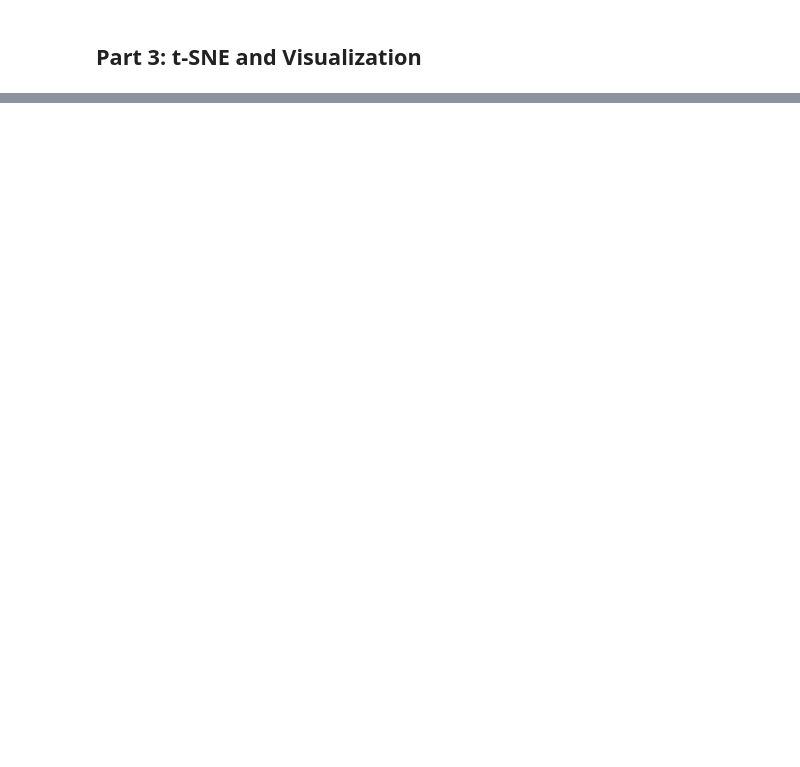
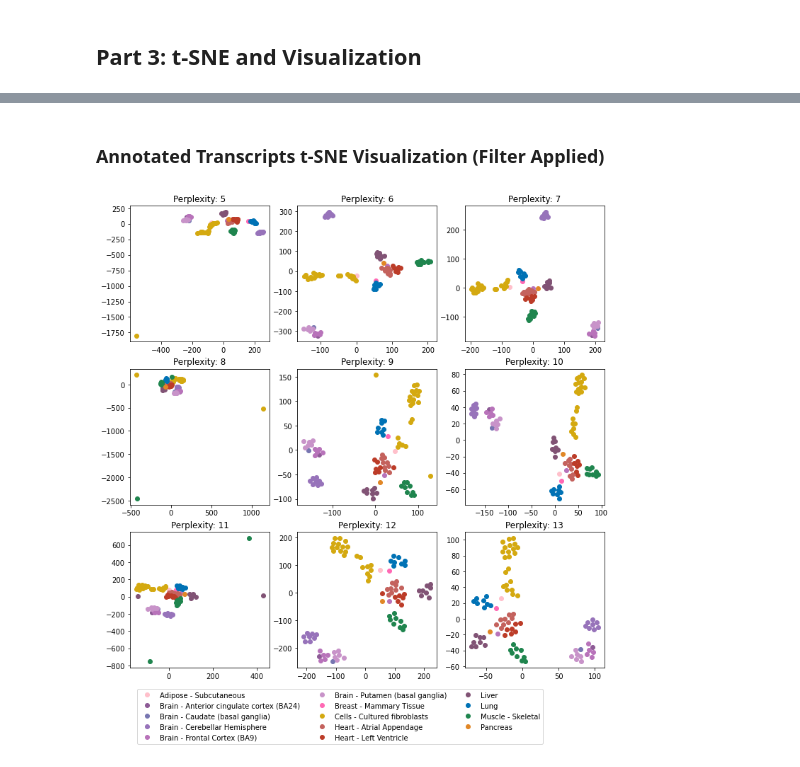
Before and after one commit to MingyiXia9717/gtex_v9_data_analysis, a Jupyter notebook: FLAIR/work_in_progress/flair_quant_tSNE.ipynb, the cells around one changed output, grey strips where cells are left out. Saved outputs shown, nothing was run; the diff lists cells and outputs as text; code cells hidden in the pictures; blank space fills up the shorter version.

```diff
--- a/FLAIR/work_in_progress/flair_quant_tSNE.ipynb
+++ b/FLAIR/work_in_progress/flair_quant_tSNE.ipynb
@@ -93,0 +124,5 @@ Number of Annotated Transcripts:  21357
+# %%
+annotated_transcript_express_tissue_clean_filtered.drop(columns=annotated_transcript_express_tissue_clean_filtered.columns[0],
+                                       axis=1, inplace=True)
+num_annotated_filtered_transcripts = annotated_transcript_express_tissue_clean_filtered.shape[1]-2
+print("Number of Annotated Filtered Transcripts: ", num_annotated_filtered_transcripts)
@@ -123,0 +178,3 @@ annotated_pc_initialized.shape
+# %%
+annotated_filtered_pc_initialized = PCA_initialization_for_tSNE(annotated_transcript_express_tissue_clean_filtered,50)
+annotated_filtered_pc_initialized.shape
@@ -199,0 +269,6 @@ test_perplexity(annotated_pc_initialized, annotated_perplexities_to_test_l2)
+# %% [markdown]
+### Annotated Transcripts t-SNE Visualization (Filter Applied)
+# %%
+test_perplexity(annotated_filtered_pc_initialized, annotated_perplexities_to_test_l1)
+# %% [output]
+[figure, added]
```
Also changed, not shown: parts of 43 cells of this notebook.
